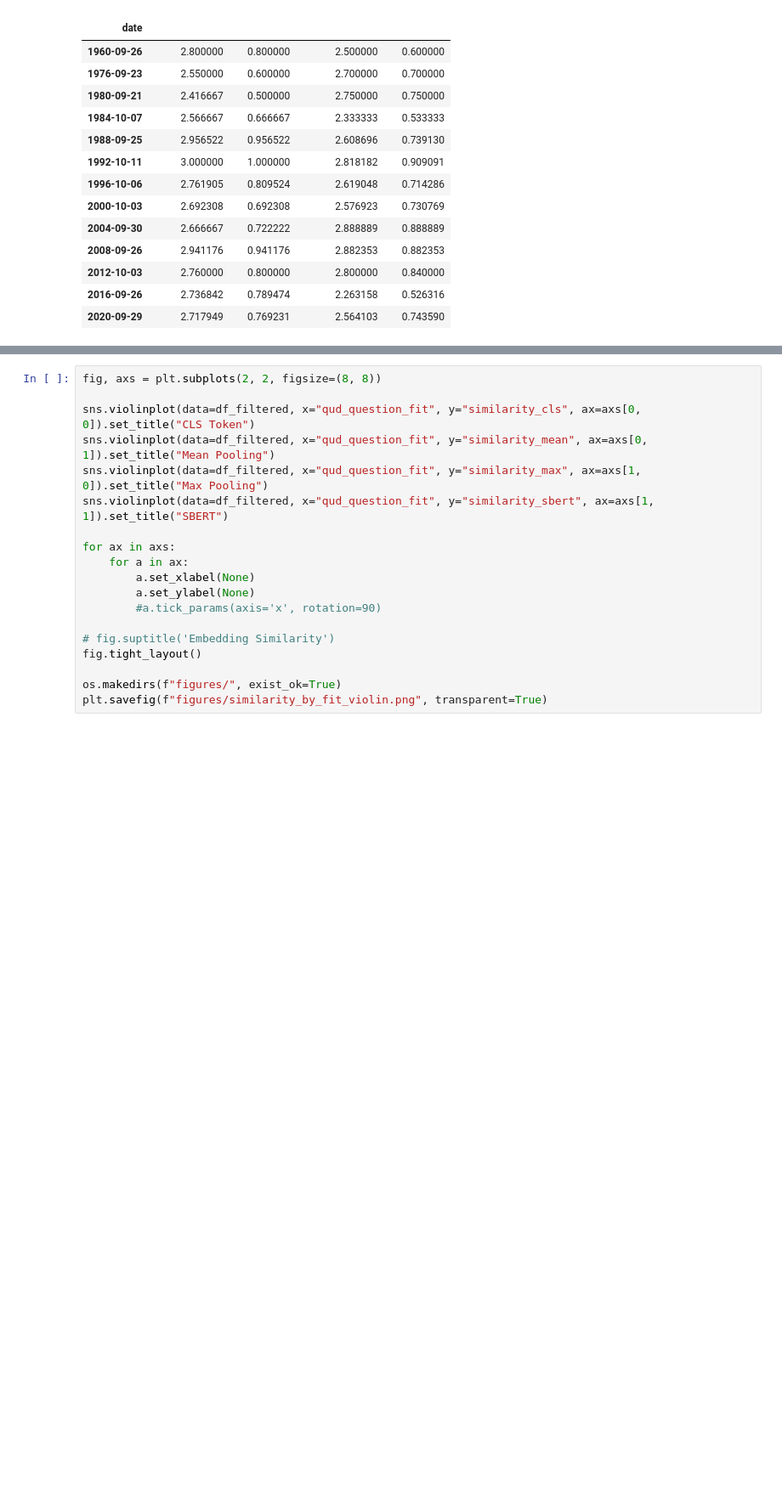
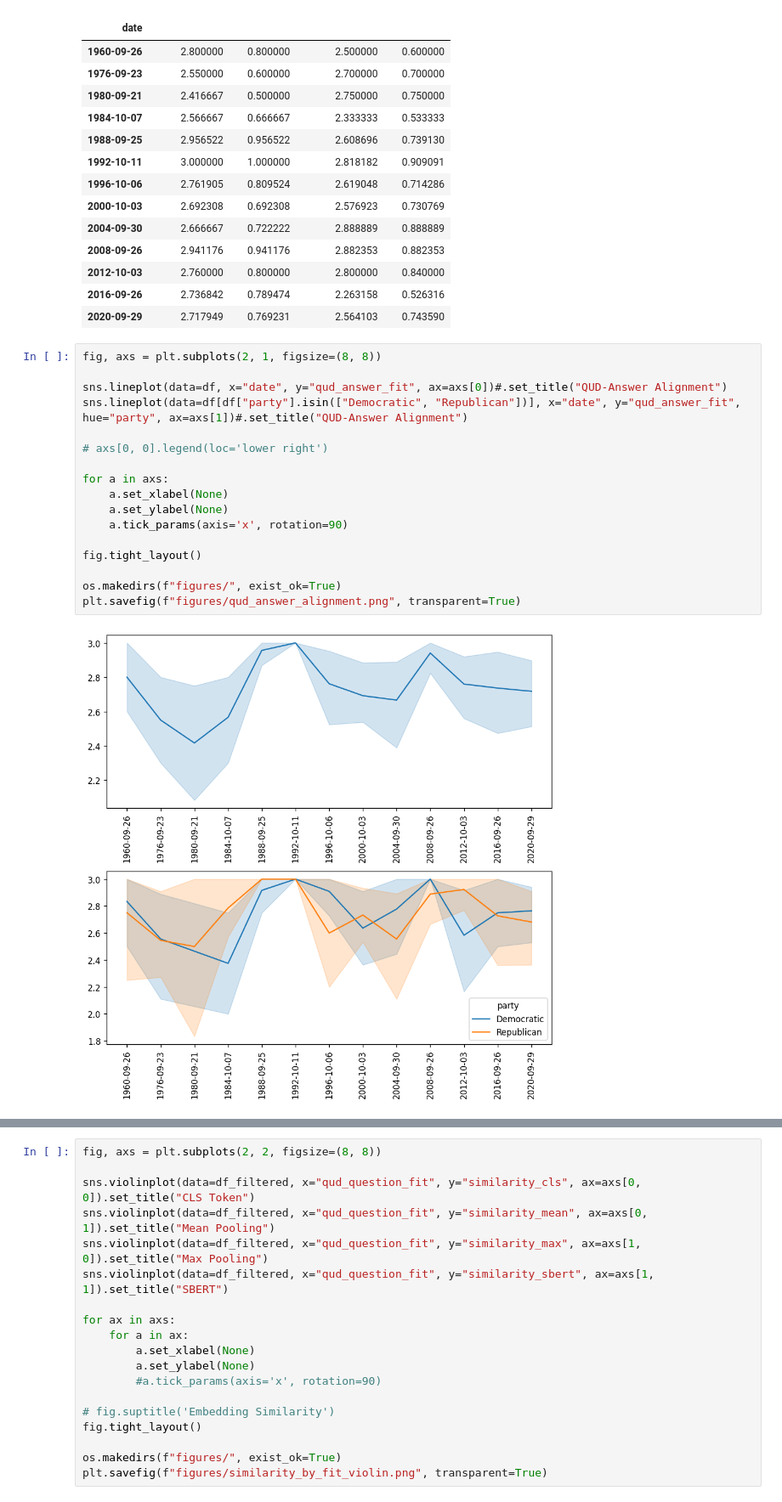
Before and after one commit to ngruenefeld/qud-for-us-presidential-debates, a Jupyter notebook: us_debates_metrics.ipynb, the cells around one changed output, grey strips where cells are left out. Shown at 85% size. Drawn from its saved outputs; the diff is of its cells as text; blank space fills up the shorter version.

```diff
--- a/us_debates_metrics.ipynb
+++ b/us_debates_metrics.ipynb
@@ -277,6 +277,25 @@ qud_answer_fit_by_debate
 | 2012-10-03 | 2.760000 | 0.800000 | 2.800000 | 0.840000 |
 | 2016-09-26 | 2.736842 | 0.789474 | 2.263158 | 0.526316 |
 | 2020-09-29 | 2.717949 | 0.769231 | 2.564103 | 0.743590 |
+# %%
+fig, axs = plt.subplots(2, 1, figsize=(8, 8))
+
+sns.lineplot(data=df, x="date", y="qud_answer_fit", ax=axs[0])#.set_title("QUD-Answer Alignment")
+sns.lineplot(data=df[df["party"].isin(["Democratic", "Republican"])], x="date", y="qud_answer_fit", hue="party", ax=axs[1])#.set_title("QUD-Answer Alignment")
+
+# axs[0, 0].legend(loc='lower right')
+
+for a in axs:
+    a.set_xlabel(None)
+    a.set_ylabel(None)
+    a.tick_params(axis='x', rotation=90)
+
+fig.tight_layout()
+
+os.makedirs(f"figures/", exist_ok=True)
+plt.savefig(f"figures/qud_answer_alignment.png", transparent=True)
+# %% [output]
+[figure, added]
 # %%
 fig, axs = plt.subplots(2, 1, figsize=(8, 8))
 
```
Also changed, not shown: parts of 2 cells of this notebook.
